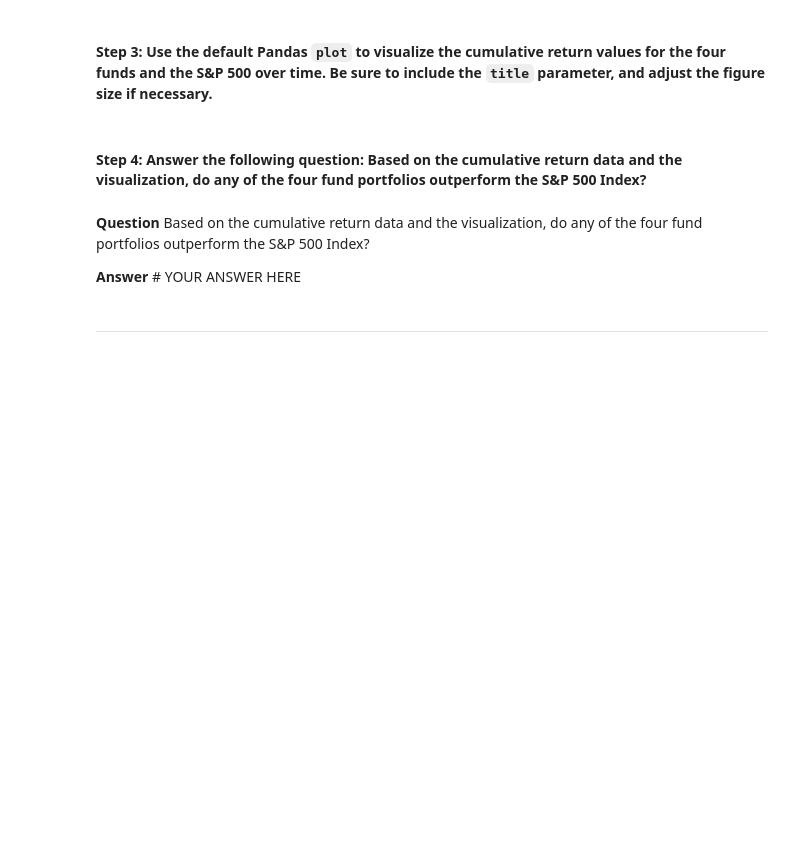
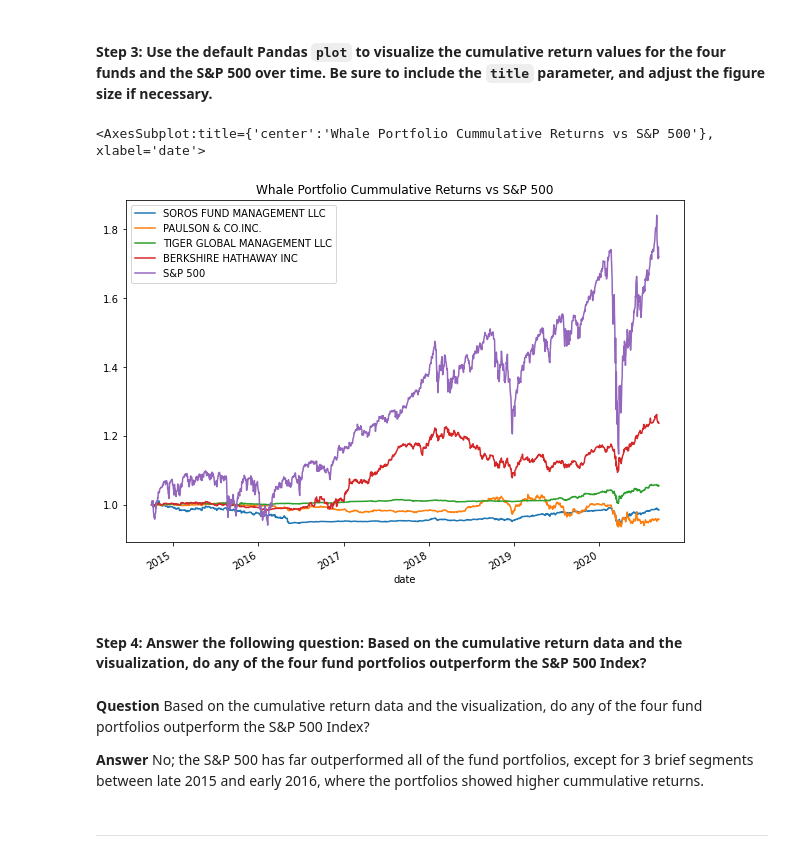
Before and after one commit to ALovettII/4-challenge, a Jupyter notebook: risk_return_analysis.ipynb, the cells around one changed output. Saved outputs shown, nothing was run; the diff lists cells and outputs as text; code cells hidden in the pictures; blank space fills up the shorter version.

```diff
--- a/risk_return_analysis.ipynb
+++ b/risk_return_analysis.ipynb
@@ -170,4 +181,5 @@ Analyze the data to determine if any of the portfolios outperform the broader st
 # %%
 # Calculate and plot the cumulative returns of the 4 fund portfolios and the S&P 500
 # Review the last 5 rows of the cumulative returns DataFrame
-# YOUR CODE HERE
+cumulative_returns = (1+ daily_returns).cumprod()
+cumulative_returns.head()
@@ -176,13 +196,16 @@ Analyze the data to determine if any of the portfolios outperform the broader st
 # %%
 # Visualize the cumulative returns using the Pandas plot function
 # Include a title parameter and adjust the figure size
-# YOUR CODE HERE
+cumulative_returns.plot(figsize=(10,7), title="Whale Portfolio Cummulative Returns vs S&P 500")
+# %% [output]
+<AxesSubplot:title={'center':'Whale Portfolio Cummulative Returns vs S&P 500'}, xlabel='date'>
+[figure, added]
 # %% [markdown]
 #### Step 4: Answer the following question: Based on the cumulative return data and the visualization, do any of the four fund portfolios outperform the S&P 500 Index?
 # %% [markdown]
 **Question** Based on the cumulative return data and the visualization, do any of the four fund portfolios outperform the S&P 500 Index?
 
-**Answer** # YOUR ANSWER HERE
+**Answer** No; the S&P 500 has far outperformed all of the fund portfolios, except for 3 brief segments between late 2015 and early 2016, where the portfolios showed higher cummulative returns.
 # %% [markdown]
 ---
 # %% [markdown]
```
Also changed, not shown: parts of 5 cells of this notebook.
